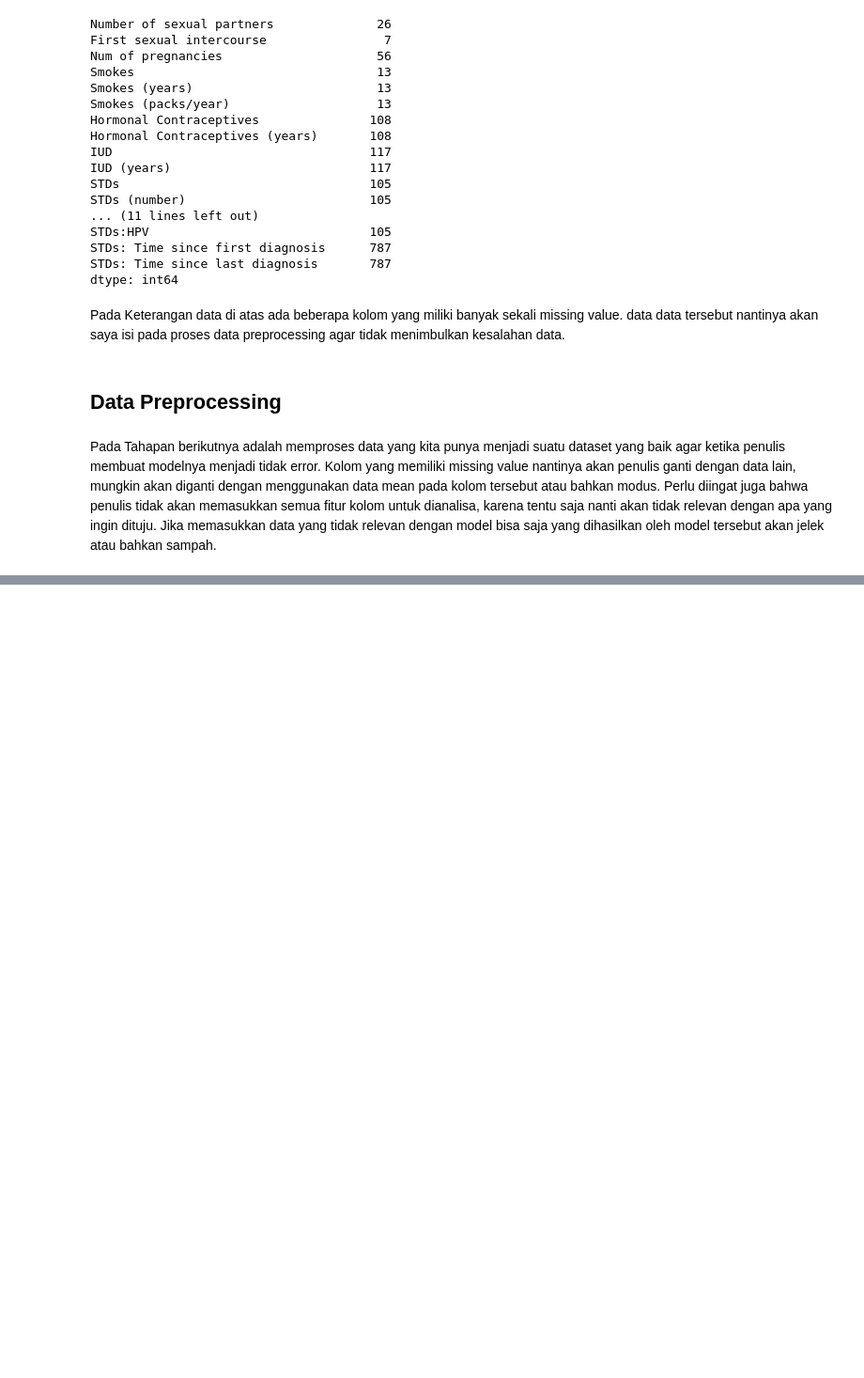
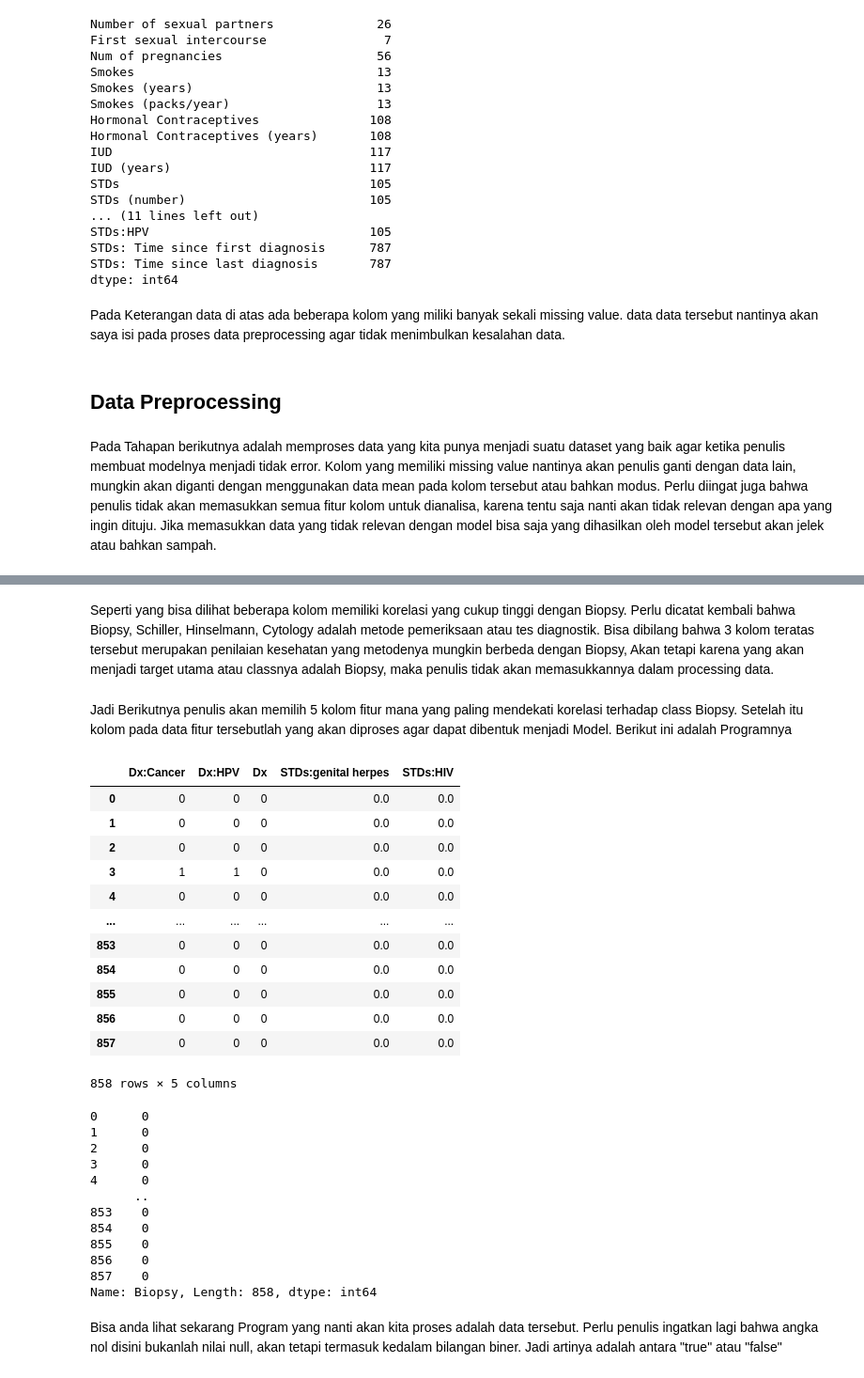
Before and after one commit to fznnfitrah/pendata, a Jupyter notebook: tugas/_build/jupyter_execute/praUas.ipynb, the cells around one changed output, grey strips where cells are left out. Shown at 94% size. Cells and saved outputs as stored; diff of their text form; code cells hidden in the pictures; blank space fills up the shorter version.

```diff
--- a/tugas/_build/jupyter_execute/praUas.ipynb
+++ b/tugas/_build/jupyter_execute/praUas.ipynb
@@ -163 +165,3 @@ Pada Tahapan berikutnya adalah memproses data yang kita punya menjadi suatu data
+# %%
+df_copy = df.copy()
 # %% [markdown]
@@ -169,0 +271,50 @@ import math
+# %% [markdown]
+Seperti yang bisa dilihat beberapa kolom memiliki korelasi yang cukup tinggi dengan Biopsy. Perlu dicatat kembali bahwa Biopsy, Schiller, Hinselmann, Cytology adalah metode pemeriksaan atau tes diagnostik. Bisa dibilang bahwa 3 kolom teratas tersebut merupakan penilaian kesehatan yang metodenya mungkin berbeda dengan Biopsy, Akan tetapi karena yang akan menjadi target utama atau classnya adalah Biopsy, maka penulis tidak akan memasukkannya dalam processing data.
+# %% [markdown]
+Jadi Berikutnya penulis akan memilih 5 kolom fitur mana yang paling mendekati korelasi terhadap class Biopsy. Setelah itu kolom pada data fitur tersebutlah yang akan diproses agar dapat dibentuk menjadi Model. Berikut ini adalah Programnya
+# %%
+df_cleaned = df_copy.copy()
+
+selected_features = [
+    'Dx:Cancer',
+    'Dx:HPV',
+    'Dx',
+    'STDs:genital herpes',
+    'STDs:HIV'
+]
+
+
+# Ambil fitur dan target
+X = df_cleaned[selected_features]
+y = df_cleaned['Biopsy']
+# %%
+display(X)
+display(y)
+# %% [output]
+|  | Dx:Cancer | Dx:HPV | Dx | STDs:genital herpes | STDs:HIV |
+| 0 | 0 | 0 | 0 | 0.0 | 0.0 |
+| 1 | 0 | 0 | 0 | 0.0 | 0.0 |
+| 2 | 0 | 0 | 0 | 0.0 | 0.0 |
+| 3 | 1 | 1 | 0 | 0.0 | 0.0 |
+| 4 | 0 | 0 | 0 | 0.0 | 0.0 |
+| ... | ... | ... | ... | ... | ... |
+| 853 | 0 | 0 | 0 | 0.0 | 0.0 |
+| 854 | 0 | 0 | 0 | 0.0 | 0.0 |
+| 855 | 0 | 0 | 0 | 0.0 | 0.0 |
+| 856 | 0 | 0 | 0 | 0.0 | 0.0 |
+| 857 | 0 | 0 | 0 | 0.0 | 0.0 |
+858 rows × 5 columns
+0      0
+1      0
+2      0
+3      0
+4      0
+      ..
+853    0
+854    0
+855    0
+856    0
+857    0
+Name: Biopsy, Length: 858, dtype: int64
+# %% [markdown]
+Bisa anda lihat sekarang Program yang nanti akan kita proses adalah data tersebut. Perlu penulis ingatkan lagi bahwa angka nol disini bukanlah nilai null, akan tetapi termasuk kedalam bilangan biner. Jadi artinya adalah antara "true" atau "false"
```
Also changed, not shown: parts of 9 cells of this notebook, 16 other files.
